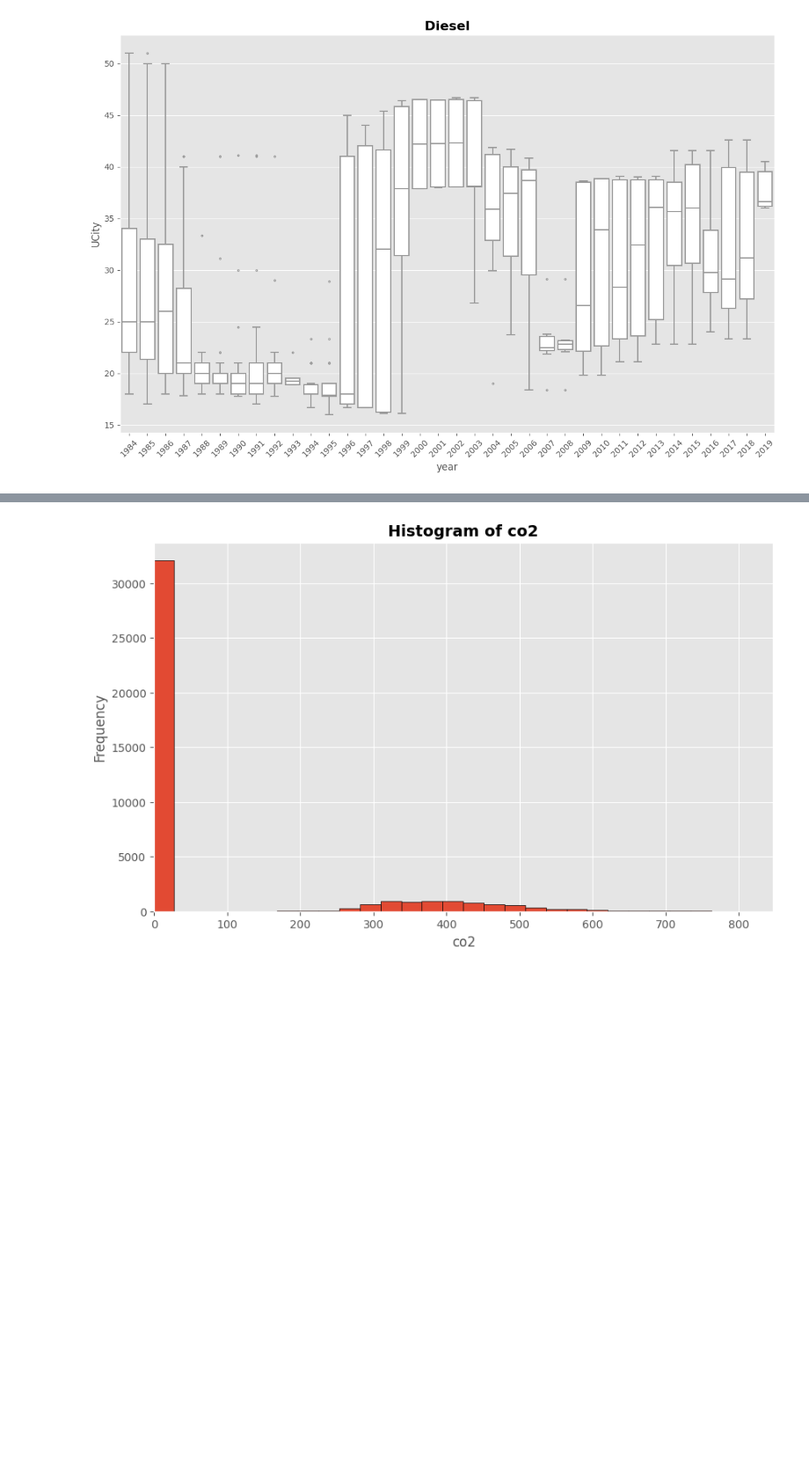
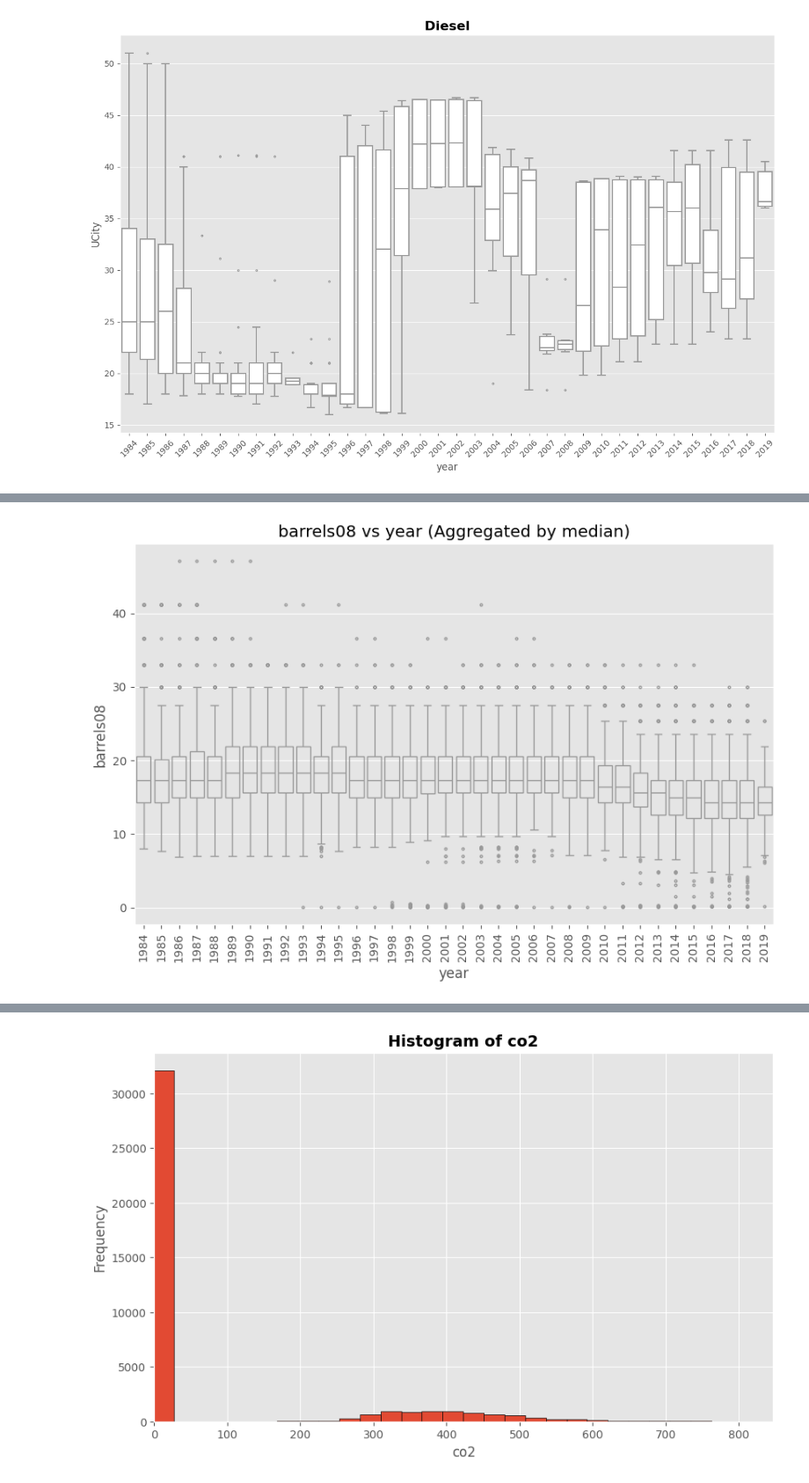
Before and after one commit to alkhalifas/cs6140-machine-learning, a Jupyter notebook: assignment1/assignment1_eda.ipynb, the cells around one changed output, grey strips where cells are left out. Shown at 88% size. Cells and saved outputs as stored; diff of their text form; code cells hidden in the pictures; blank space fills up the shorter version.

```diff
--- a/assignment1/assignment1_eda.ipynb
+++ b/assignment1/assignment1_eda.ipynb
@@ -536,0 +684,4 @@ sdf.plot_ucity_over_years_by_atvType('Diesel')
+# %%
+sdf.plot_scatter_with_boxplot_aggregated(x_col='year', y_col='barrels08')
+# %% [output]
+[figure, added]
```
Also changed, not shown: parts of 31 cells of this notebook.
